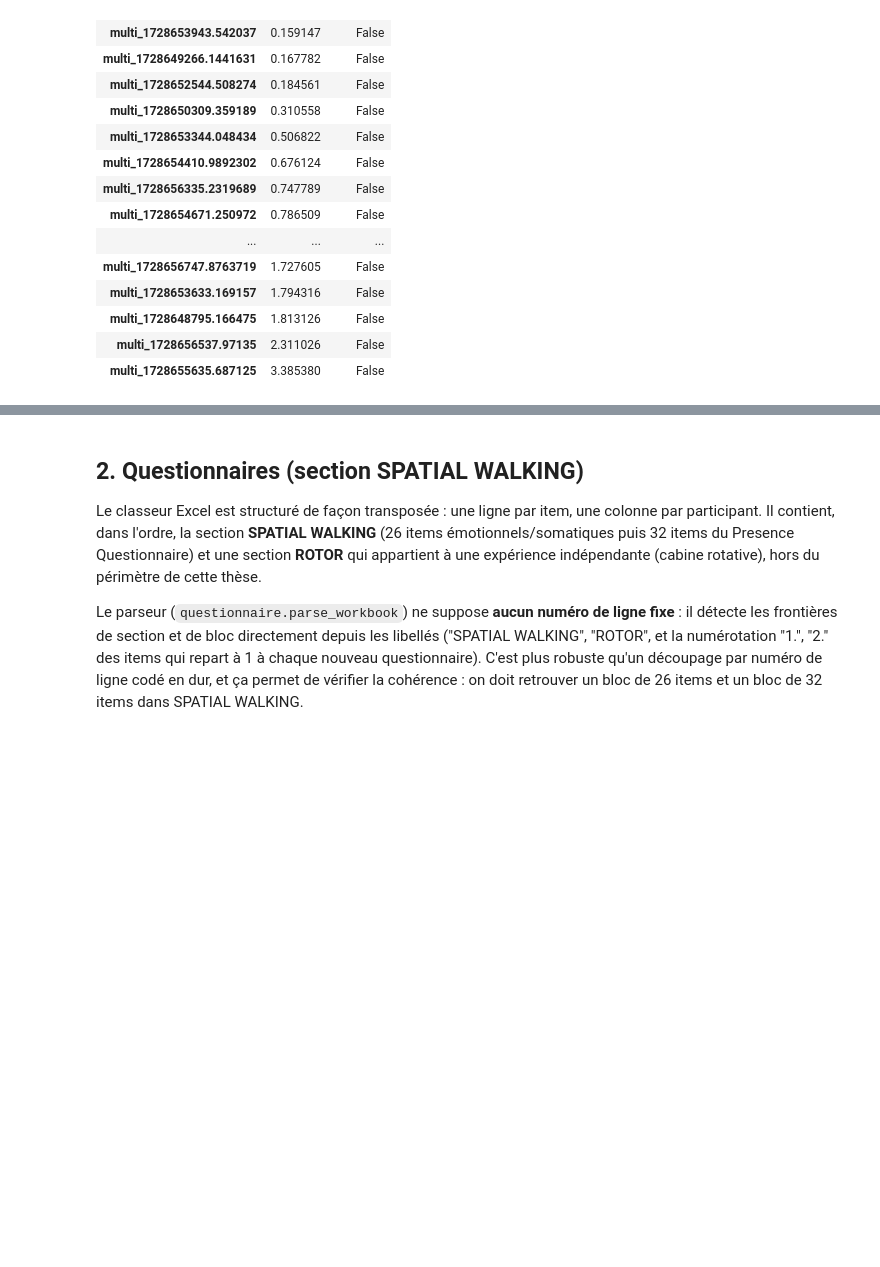
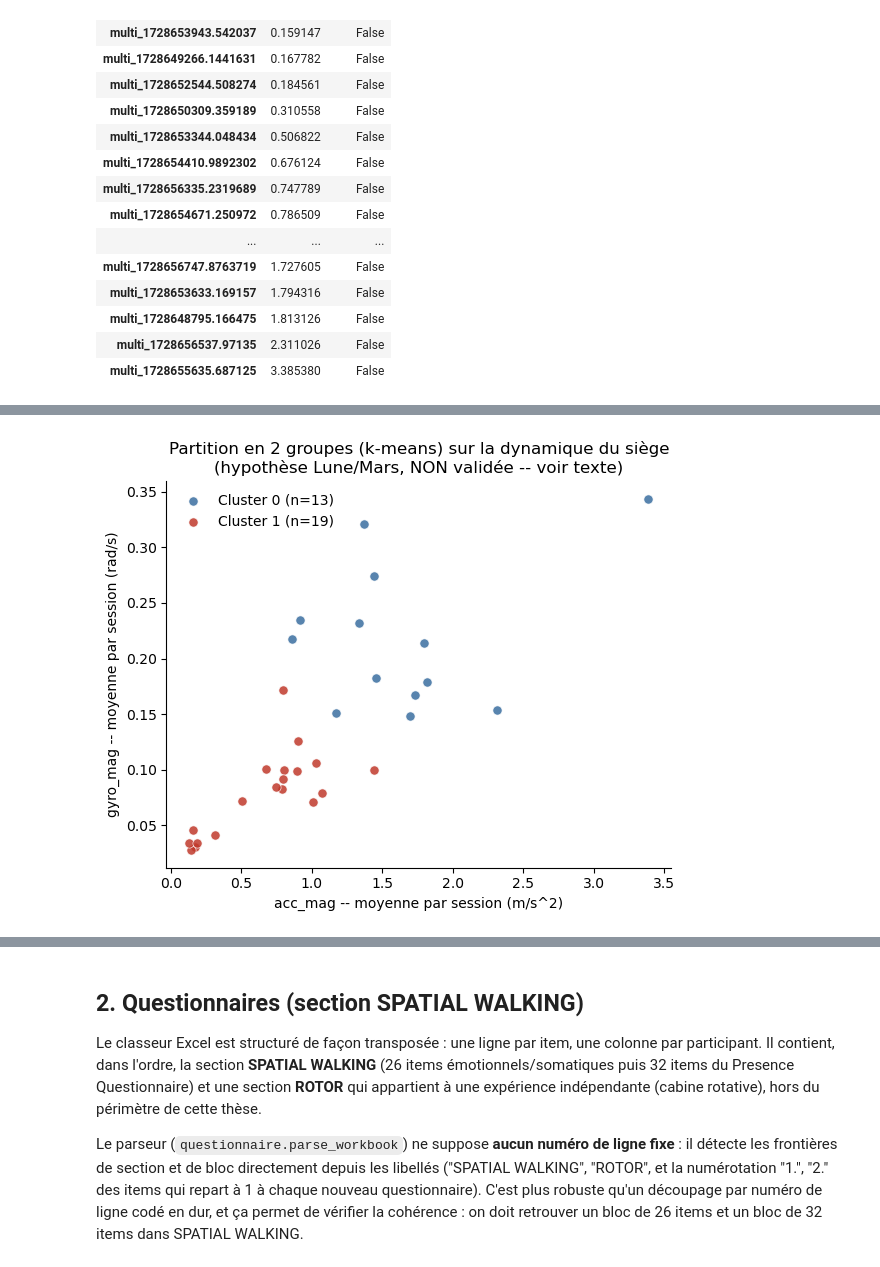
Before and after one commit to madeleinevds01/Memoire_Gustin_Vanderschelden, a Jupyter notebook: analyse_resultats.ipynb, the cells around one changed output, grey strips where cells are left out. Cells and saved outputs as stored; diff of their text form; code cells hidden in the pictures; blank space fills up the shorter version.

Commit message:
cluster

```diff
--- a/analyse_resultats.ipynb
+++ b/analyse_resultats.ipynb
@@ -220,0 +304,25 @@ Sessions aberrantes détectées : 0 / 32
+# %%
+from scipy.cluster.vq import kmeans2, whiten
+
+def stable_kmeans2(X, k=2, n_seeds=20, iters=50):
+    """Run k-means from many random inits and keep the partition that recurs
+    most often (up to label swap). With n=32 and no ground truth, a single
+    run's result is not trustworthy on its own -- the agreement rate across
+    seeds is itself the diagnostic of interest.
+    """
+    partitions = []
+    for seed in range(n_seeds):
+        _, labels = kmeans2(X, k, iter=iters, minit="++", seed=seed)
+        partitions.append(tuple(labels))
+    canonical = [p if p[0] == 0 else tuple(1 - np.array(p)) for p in partitions]
+    counts = pd.Series(canonical).value_counts()
+    best_partition = np.array(counts.index[0])
+    agreement = counts.iloc[0] / n_seeds
+    return best_partition, agreement
+
+X = whiten(features.to_numpy())  # z-score chaque feature avant clustering
+labels, agreement = stable_kmeans2(X, k=2, n_seeds=20)
+features["cluster"] = labels
+
+print(f"Partition la plus fréquente sur 20 initialisations aléatoires : {agreement:.0%} d'accord")
+features["cluster"].value_counts().rename("n_sessions").to_frame()
@@ -220,0 +348,20 @@ Sessions aberrantes détectées : 0 / 32
+# %%
+fig, ax = plt.subplots(figsize=(6, 5))
+colors = ["#3B6FA0", "#C0392B"]
+for cluster_id, group in features.groupby("cluster"):
+    ax.scatter(group["acc_mag_mean"], group["gyro_mag_mean"],
+               color=colors[cluster_id], s=44, alpha=0.85,
+               edgecolor="white", linewidth=0.5,
+               label=f"Cluster {cluster_id} (n={len(group)})")
+ax.set_xlabel("acc_mag -- moyenne par session (m/s^2)")
+ax.set_ylabel("gyro_mag -- moyenne par session (rad/s)")
+ax.set_title("Partition en 2 groupes (k-means) sur la dynamique du siège\n"
+              "(hypothèse Lune/Mars, NON validée -- voir texte)")
+ax.legend(frameon=False)
+for spine in ["top", "right"]:
+    ax.spines[spine].set_visible(False)
+fig.tight_layout()
+fig.savefig(os.path.join(REPO_ROOT, "output", "figures", "imu_gravity_condition_hypothesis_clusters.png"), dpi=150)
+plt.show()
+# %% [output]
+[figure, added]
```
Also changed, not shown: parts of 6 cells of this notebook, 2 other files.
